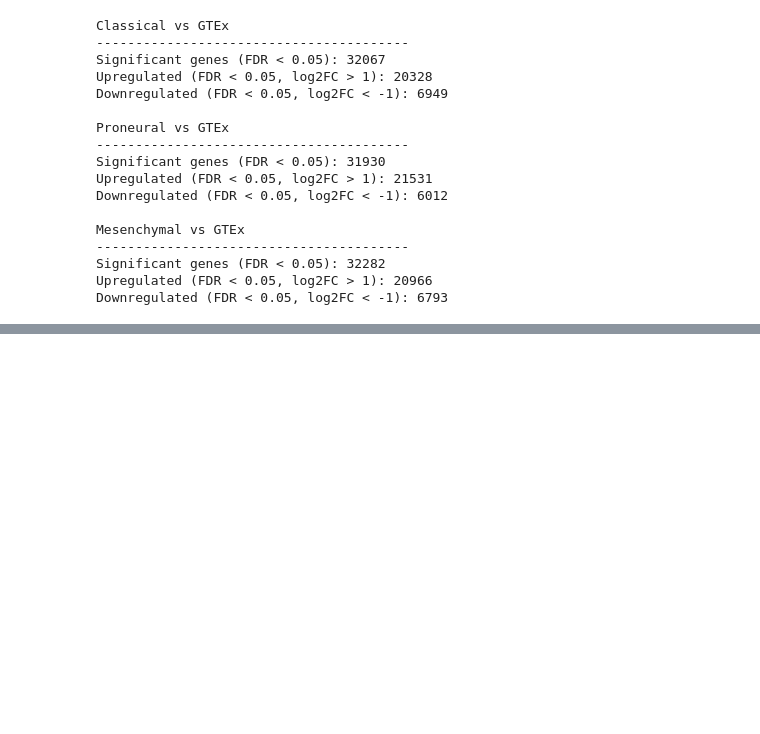
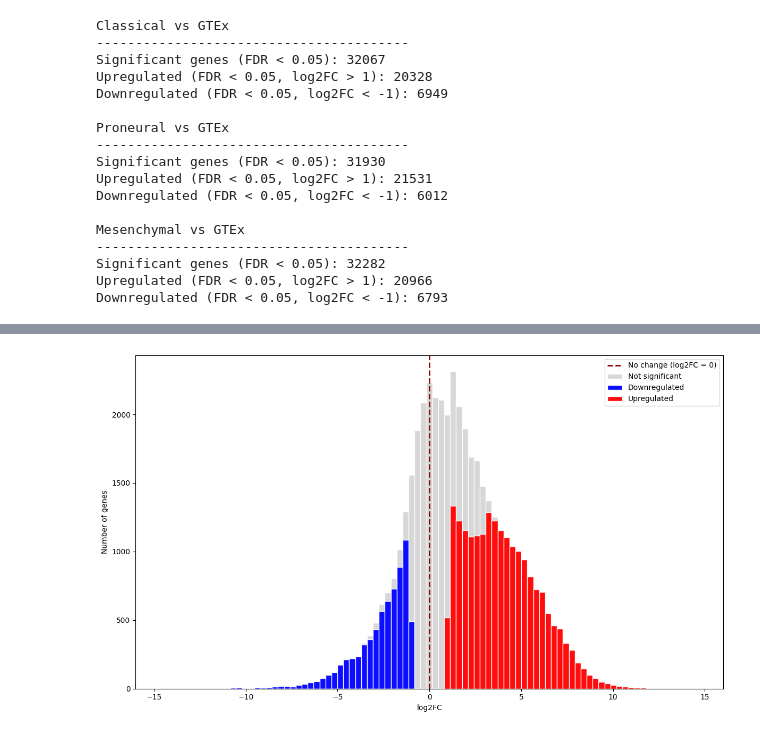
Before and after one commit to namtu06/BIO_RA, a Jupyter notebook: notebooks/NEW_03_diff.ipynb, the cells around one changed output, grey strips where cells are left out. Cells and saved outputs as stored; diff of their text form; code cells hidden in the pictures; blank space fills up the shorter version.

```diff
--- a/notebooks/NEW_03_diff.ipynb
+++ b/notebooks/NEW_03_diff.ipynb
@@ -162,0 +210,90 @@ diff.volcano_plot(classical_plot,"Classical GBM vs GTex Normal")
+# %%
+# ============================================================
+# CLASSICAL LOG2FC DISTRIBUTION CENTERED ON ZERO
+# ============================================================
+
+upregulated_log2fc = classical_plot.loc[
+    classical_plot["category"] == "Up", "log2FC"
+].dropna()
+downregulated_log2fc = classical_plot.loc[
+    classical_plot["category"] == "Down", "log2FC"
+].dropna()
+not_significant_log2fc = classical_plot.loc[
+    classical_plot["category"] == "Not Significant", "log2FC"
+].dropna()
+
+all_log2fc = pd.concat(
+    [upregulated_log2fc, downregulated_log2fc, not_significant_log2fc]
+)
+plot_limit = np.ceil(np.abs(all_log2fc).max())
+bins = np.linspace(-plot_limit, plot_limit, 100)
+bar_left = bins[:-1]
+bar_width = np.diff(bins)
+
+total_counts, _ = np.histogram(all_log2fc, bins=bins)
+down_counts, _ = np.histogram(downregulated_log2fc, bins=bins)
+up_counts, _ = np.histogram(upregulated_log2fc, bins=bins)
+significant_counts = down_counts + up_counts
+not_significant_counts = total_counts - significant_counts
+
+overall_mean = all_log2fc.mean()
+upregulated_mean = upregulated_log2fc.mean()
+downregulated_mean = downregulated_log2fc.mean()
+upregulated_std = upregulated_log2fc.std(ddof=0)
+downregulated_std = downregulated_log2fc.std(ddof=0)
+
+plt.figure(figsize=(12, 7))
+plt.bar(
+    bar_left,
+    not_significant_counts,
+    bottom=significant_counts,
+    width=bar_width,
+    align="edge",
+    color="lightgray",
+    edgecolor="white",
+    alpha=0.9,
+    label="Not significant",
+)
+plt.bar(
+    bar_left,
+    down_counts,
+    bottom=0,
+    width=bar_width,
+    align="edge",
+    color="blue",
+    edgecolor="white",
+    alpha=0.95,
+    label=(
+        f"Downregulated"
+    ),
+)
+plt.bar(
+    bar_left,
+    up_counts,
+    bottom=0,
+    width=bar_width,
+    align="edge",
+    color="red",
+    edgecolor="white",
+    alpha=0.95,
+    label=(
+        f"Upregulated"
+
+    ),
+)
+plt.axvline(
+    0,
+    color="darkred",
+    linestyle="--",
+    linewidth=2,
+    label="No change (log2FC = 0)",
+)
+
+plt.xlim(-plot_limit, plot_limit)
+plt.xlabel("log2FC")
+plt.ylabel("Number of genes")
+plt.legend()
+plt.tight_layout()
+plt.show()
+# %% [output]
+[figure, added]
```
Also changed, not shown: parts of 3 cells of this notebook, 5 other files.
